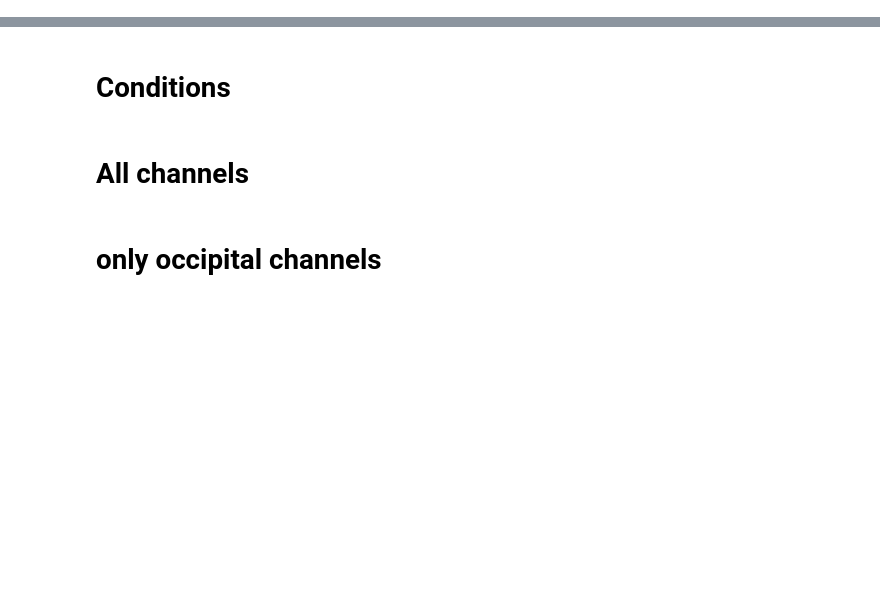
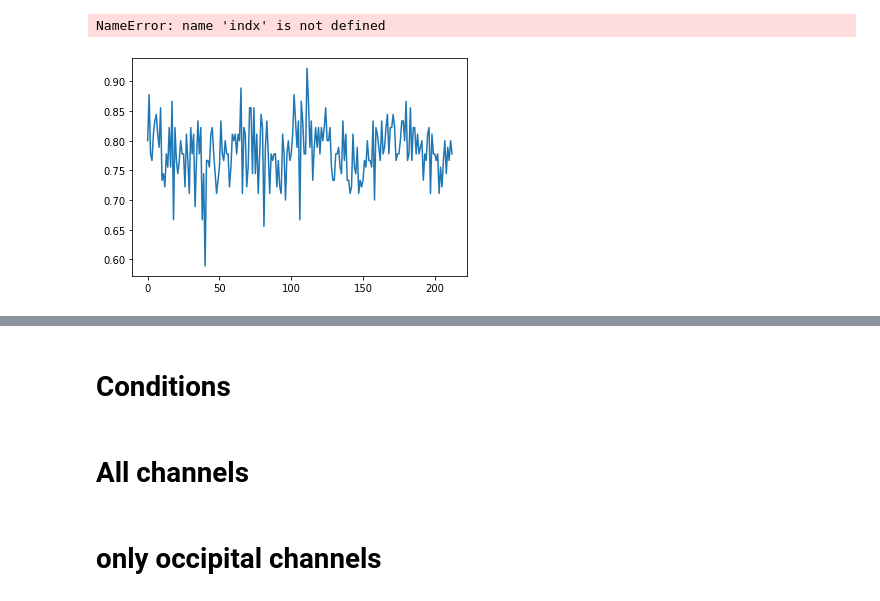
Before and after one commit to MaryZolfaghar/SPLT_EEG, a Jupyter notebook: jupyter/finals/final_genResults_ERPs_myData_apr2720.ipynb, the cells around one changed output, grey strips where cells are left out. Cells and saved outputs as stored; diff of their text form; code cells hidden in the pictures; blank space fills up the shorter version.

```diff
--- a/jupyter/finals/final_genResults_ERPs_myData_apr2720.ipynb
+++ b/jupyter/finals/final_genResults_ERPs_myData_apr2720.ipynb
@@ -377,0 +606,5 @@ def read_prep_epochs(args):
+# %%
+plt.plot(scores_diag)
+# %% [output]
+NameError: name 'indx' is not defined
+[figure, added]
```
Also changed, not shown: parts of 29 cells of this notebook, 3 other files.
